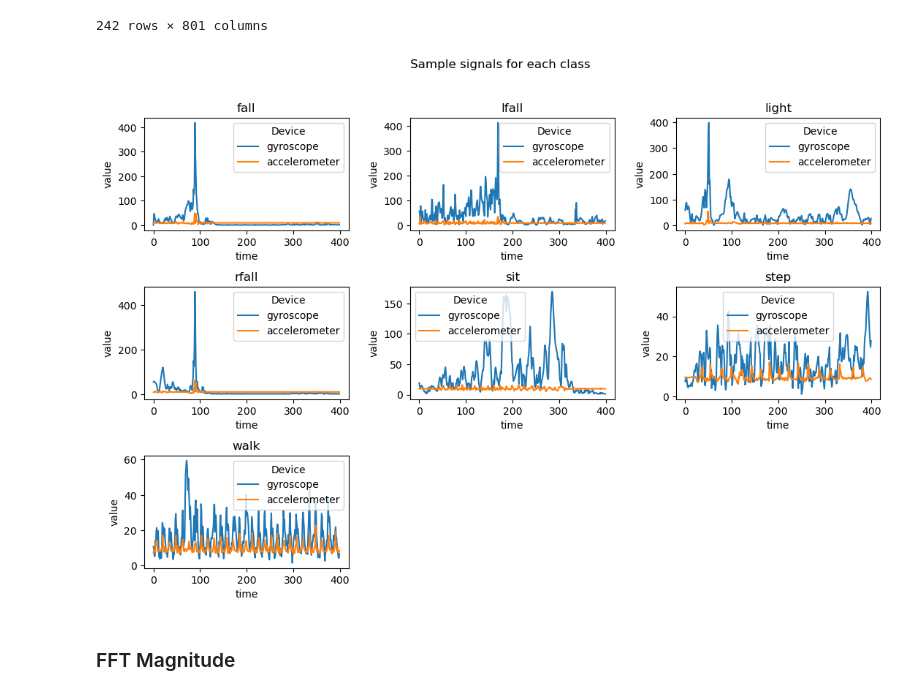
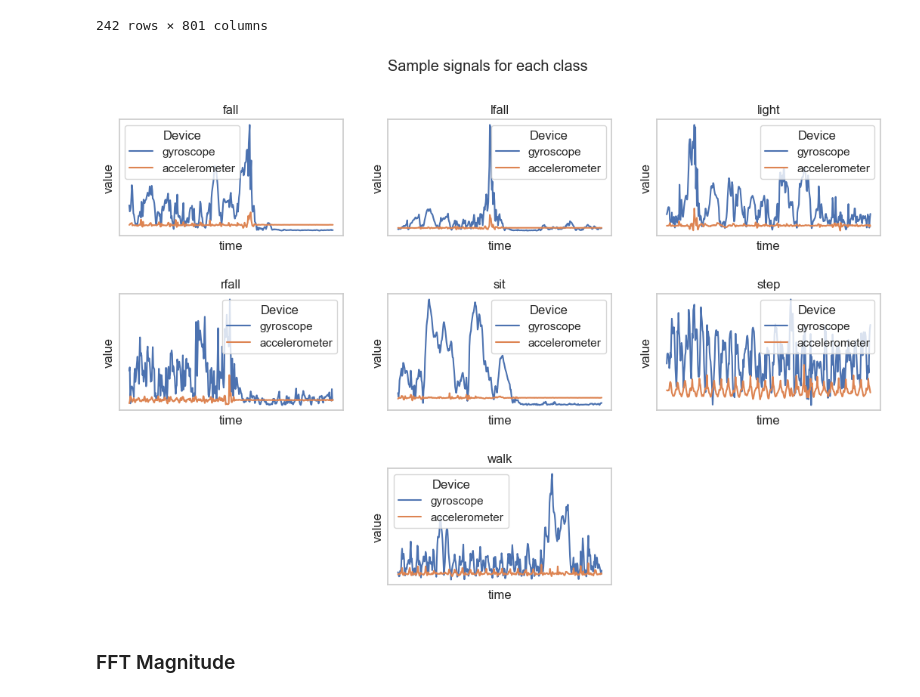
Before and after one commit to nicolagrieco00/Fall_or_not_to_fall, a Jupyter notebook: first_algo.ipynb, the cells around one changed output. Saved outputs shown, nothing was run; the diff lists cells and outputs as text; code cells hidden in the pictures.

Commit message:
badass plots

```diff
--- a/first_algo.ipynb
+++ b/first_algo.ipynb
@@ -68,33 +68,40 @@ df
 # %%
 # Select one row for each different label class
 sampled_rows = df.groupby('label').apply(lambda x: x.sample(1))
 
 # plot a patterns
 fig, ax = plt.subplots(3, 3, figsize=(13,8))
 pos = {0: (0, 0), 1: (0, 1), 2: (0, 2), 3: (1, 0), 4: (1, 1), 5: (1, 2), 6: (2, 0), 7: (2, 1), 8: (2, 2)}
 i=0
+
+sns.set_style("ticks")
 for label, row in sampled_rows.iterrows():
+    if i==6:
+        i=7
     acc = np.array(row[[col for col in row.index if col.startswith('acc')]])
     gyr = np.array(row[[col for col in row.index if col.startswith('gyr')]])
     temp = pd.DataFrame({"value":acc,
                           "time":np.arange(len(acc)),
                           "Device": "accelerometer"})
     temp1 = pd.DataFrame({"value":gyr,
                           "time":np.arange(len(acc)),
                           "Device": "gyroscope"})
     temp = pd.concat([temp1,temp])
 
     sns.lineplot(data=temp, x="time", y="value", hue="Device", ax = ax[pos[i]], legend="brief")
     ax[pos[i]].set_title(label[0])
+    # Remove x and y axis ticks since uninformative
+    ax[pos[i]].set_xticks([])
+    ax[pos[i]].set_yticks([])
     i+=1
 
 plt.suptitle("Sample signals for each class")
-plt.subplots_adjust(hspace=0.5, wspace=0.3)
-plt.delaxes(ax[pos[7]])
+plt.subplots_adjust(hspace=0.5, wspace=0.2)
+plt.delaxes(ax[pos[6]])
 plt.delaxes(ax[pos[8]])
 plt.show()
 # %% [output]
-[figure, old version]
+[figure, new version]
 # %% [markdown]
 ### FFT Magnitude
 # %%
```
Also changed, not shown: parts of 11 cells of this notebook.
